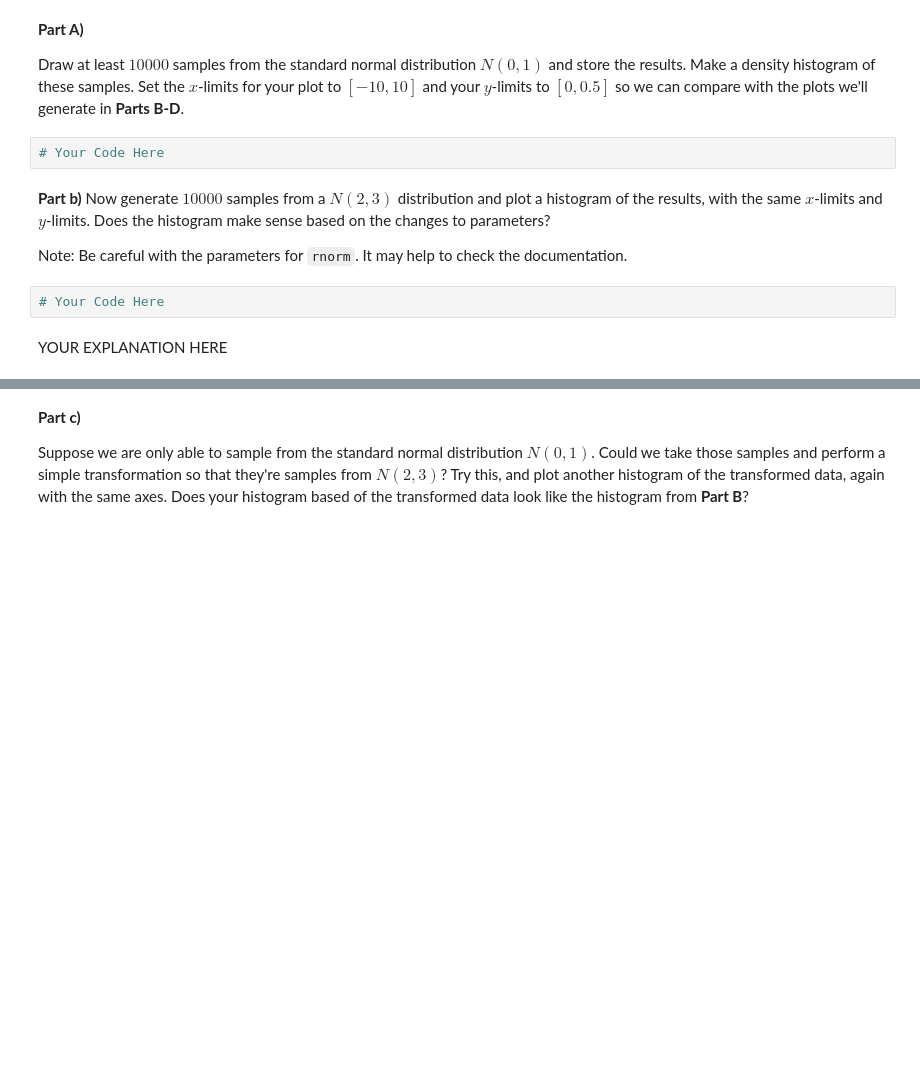
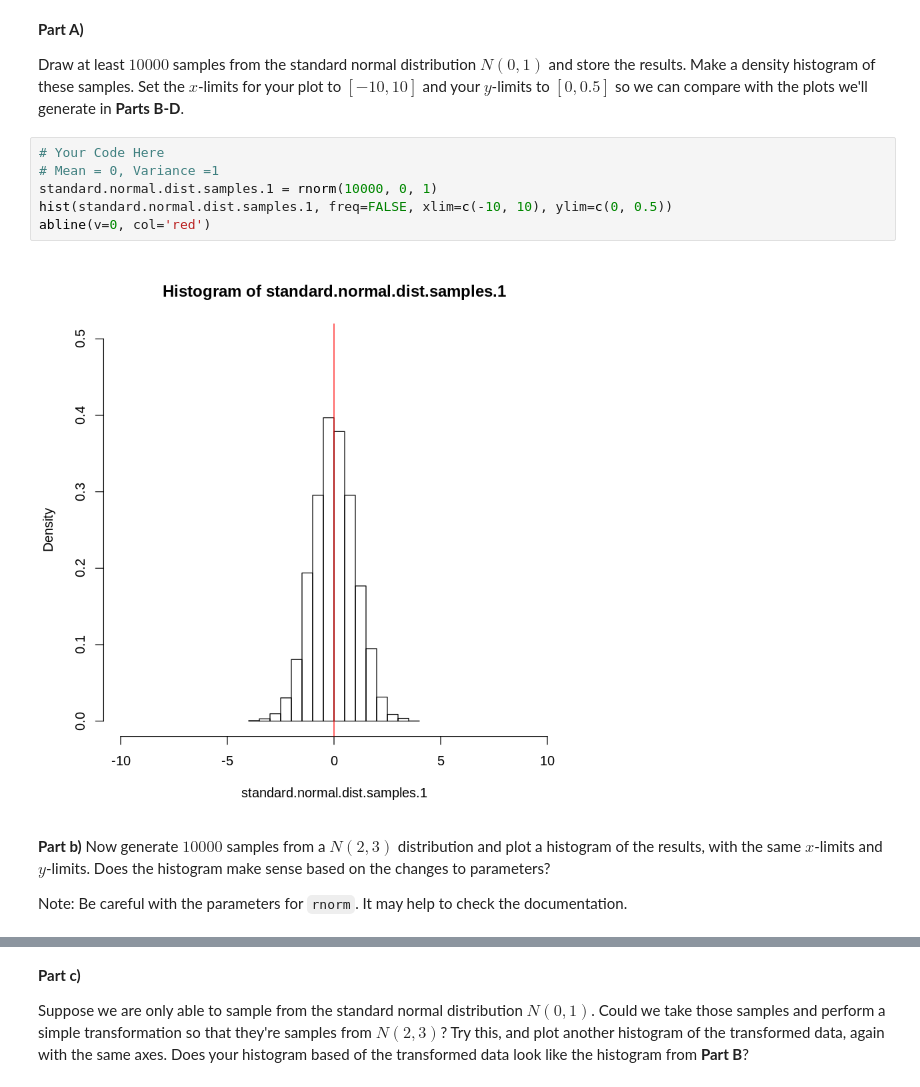
Before and after one commit to aaronliruns/probability-r, a Jupyter notebook: week4/P_M4_1.ipynb, the cells around one changed output, grey strips where cells are left out. Cells and saved outputs as stored; diff of their text form; blank space fills up the shorter version.

```diff
--- a/week4/P_M4_1.ipynb
+++ b/week4/P_M4_1.ipynb
@@ -86,13 +89,15 @@ For this problem, we're going to visualize what's happening when we go between d
 **Part A)**
 
 Draw at least $10000$ samples from the standard normal distribution $N(0,1)$ and store the results. Make a density histogram of these samples. Set the $x$-limits for your plot to $[-10,10]$ and your $y$-limits to $[0,0.5]$ so we can compare with the plots we'll generate in **Parts B-D**.
-# %%
-# Your Code Here
+# %%
+# Your Code Here
+# Mean = 0, Variance =1
+standard.normal.dist.samples.1 = rnorm(10000, 0, 1)
+hist(standard.normal.dist.samples.1, freq=FALSE, xlim=c(-10, 10), ylim=c(0, 0.5))
+abline(v=0, col='red')
+# %% [output]
+[figure, added]
 # %% [markdown]
 **Part b)** Now generate $10000$ samples from a $N(2,3)$ distribution and plot a histogram of the results, with the same $x$-limits and $y$-limits. Does the histogram make sense based on the changes to parameters?
 
 Note: Be careful with the parameters for `rnorm`. It may help to check the documentation.
-# %%
-# Your Code Here
-# %% [markdown]
-YOUR EXPLANATION HERE
```
Also changed, not shown: parts of 14 cells of this notebook, 1 other file.
